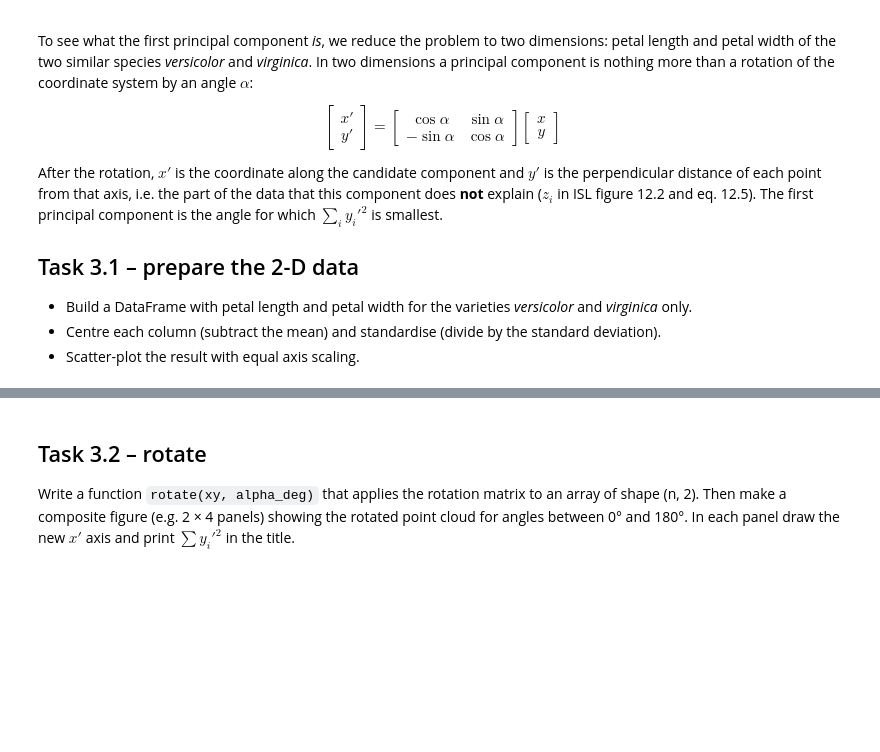
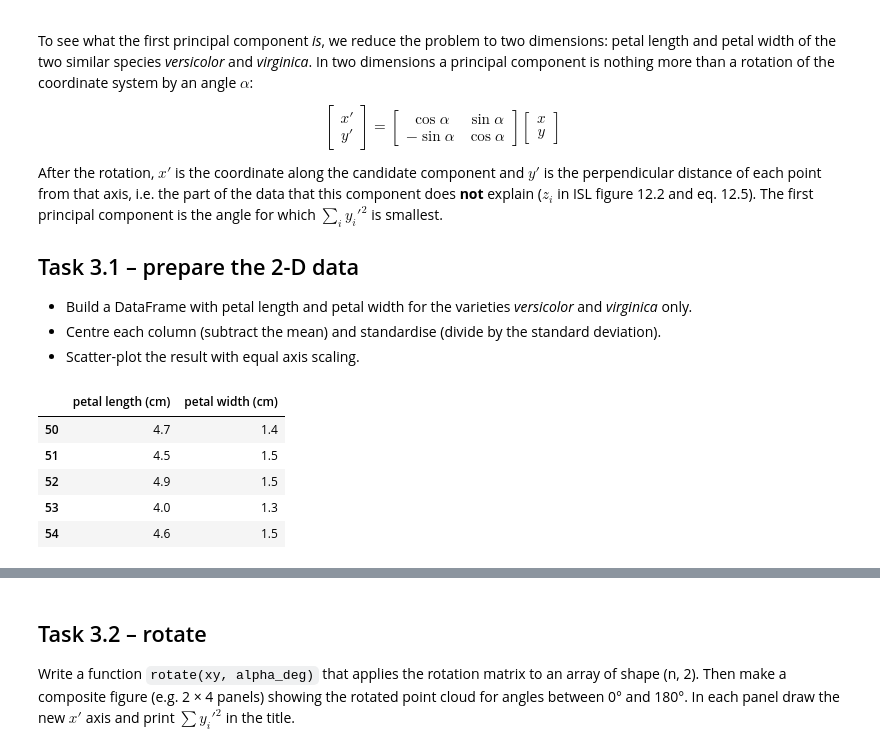
Before and after one commit to Xraaaay/lu_bern02_material, a Jupyter notebook: Labs/unsupervised/unsupervised_learning.ipynb, the cells around one changed output, grey strips where cells are left out. Saved outputs shown, nothing was run; the diff lists cells and outputs as text; code cells hidden in the pictures; blank space fills up the shorter version.

```diff
--- a/Labs/unsupervised/unsupervised_learning.ipynb
+++ b/Labs/unsupervised/unsupervised_learning.ipynb
@@ -312,4 +312,20 @@ of each point from that axis, i.e. the part of the data that this component does
 * Centre each column (subtract the mean) and standardise (divide by the standard deviation).
 * Scatter-plot the result with equal axis scaling.
 # %%
-# your code here
+# Build reduced dataset
+mask = species.isin(["versicolor", "virginica"])
+
+df_reduced = df_iris.loc[
+    mask,
+    ["petal length (cm)", "petal width (cm)"]
+]
+species_reduced = species.loc[mask]
+
+df_reduced.head()
+# %% [output]
+|  | petal length (cm) | petal width (cm) |
+| 50 | 4.7 | 1.4 |
+| 51 | 4.5 | 1.5 |
+| 52 | 4.9 | 1.5 |
+| 53 | 4.0 | 1.3 |
+| 54 | 4.6 | 1.5 |
```
Also changed, not shown: parts of 5 cells of this notebook.
